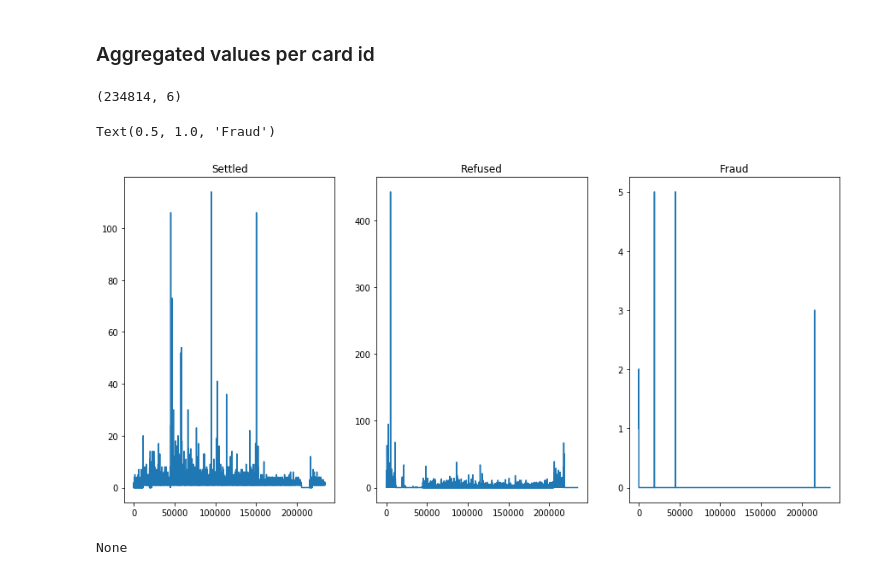
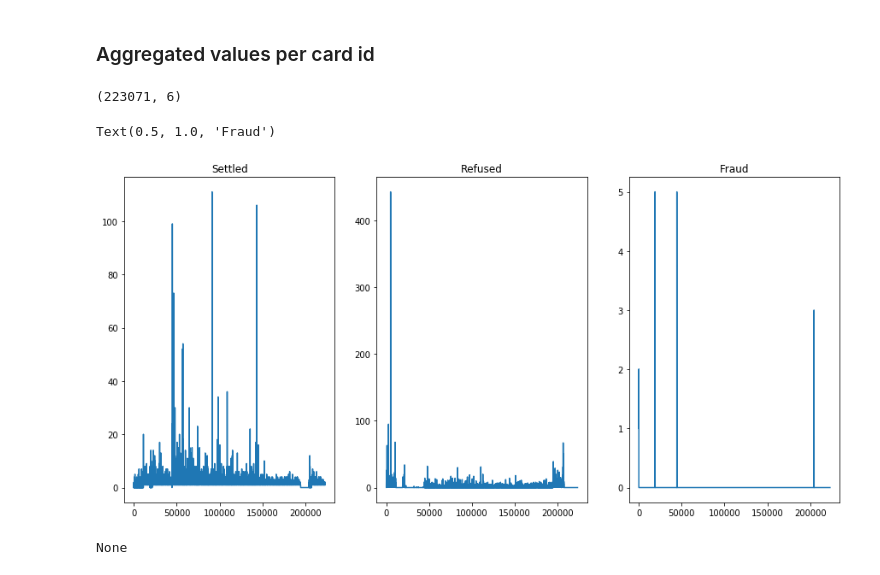
Before and after one commit to giannislelekas/CS4035, a Jupyter notebook: lab1/Lab1.ipynb, the cells around one changed output. Cells and saved outputs as stored; diff of their text form; code cells hidden in the pictures.

```diff
--- a/lab1/Lab1.ipynb
+++ b/lab1/Lab1.ipynb
@@ -93,40 +78,37 @@ clf.score(X_test, y_test)
 # %% [markdown]
 ### Aggregated values per card id
 # %%
-data_agg = data[['card_id', 'simple_journal', 'amount']]
+data_agg = data_cat[['card_id', 'simple_journal', 'amount']]
 
 dd = pd.get_dummies(data_agg, columns = ['simple_journal'])
 
 dd['sum_fraud'] = dd['amount'] * dd['simple_journal_Chargeback']
 dd['sum_ref'] = dd['amount'] * dd['simple_journal_Refused']
 dd['sum_OK'] = dd['amount'] * dd['simple_journal_Settled']
 
 dd_user = dd.groupby(by = 'card_id', sort = False).agg({
     'simple_journal_Settled' : sum,
     'sum_OK' : 'mean',
     'simple_journal_Refused' : sum,
     'sum_ref' : 'mean',
     'simple_journal_Chargeback' : sum,
     'sum_fraud' : 'mean'
 })
 
 print(dd_user.values.shape)
 
 # Visualizations
 f, ax = plt.subplots(1, 3, figsize = (15,7))
-# p1 = plt.bar(np.arange(len(dd_user.values)), dd_user.values[:, 0])
-# p2 = plt.bar(np.arange(len(dd_user.values)), dd_user.values[:, 2], bottom = dd_user.values[:, 0])
-# p3 = plt.bar(np.arange(len(dd_user.values)), dd_user.values[:, 4], bottom = dd_user.values[:, 0] + dd_user.values[:, 2])
 ax[0].plot(dd_user.values[:, 0])
 ax[0].set_title("Settled")
 ax[1].plot(dd_user.values[:, 2])
 ax[1].set_title("Refused")
 ax[2].plot(dd_user.values[:, 4])
 ax[2].set_title("Fraud")
 # %% [output]
-(234814, 6)
+(223071, 6)
 Text(0.5, 1.0, 'Fraud')
-[figure, old version]
+[figure, new version]
 # %%
 test = data['bookingdate'].str.extract('(....-..-..)', expand=True)
 test
```
Also changed, not shown: parts of 24 cells of this notebook, 2 other files.
